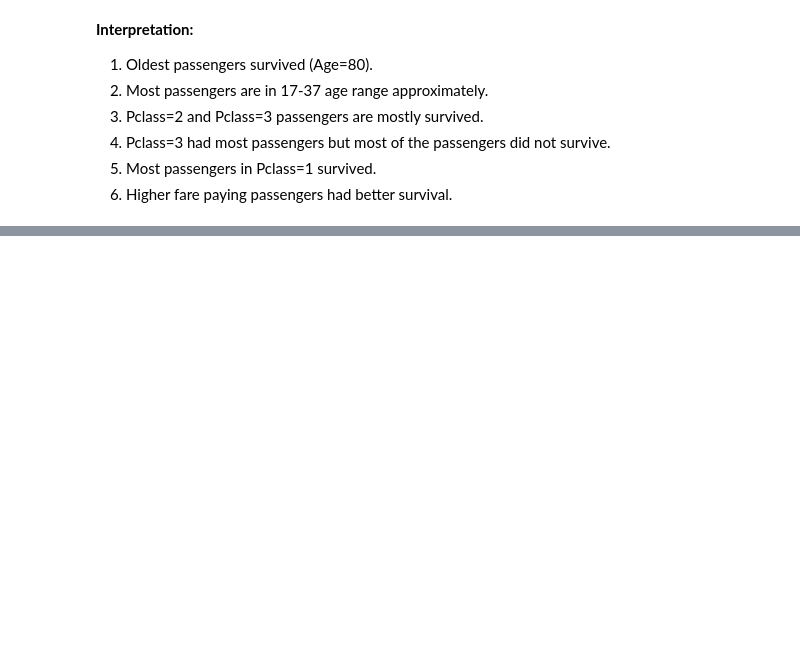
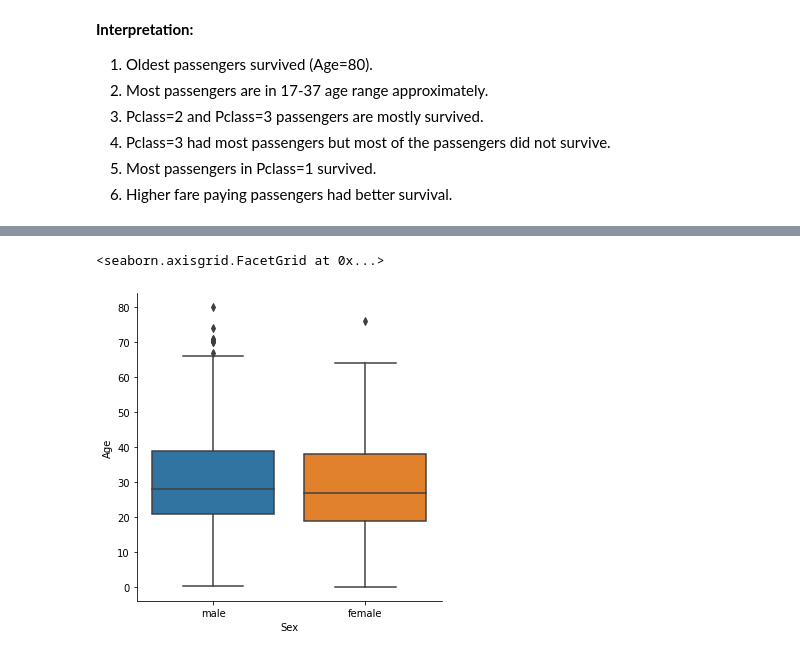
Before and after one commit to RAJ-DSML/Titanic-Disaster-Solution, a Jupyter notebook: titanic.ipynb, the cells around one changed output, grey strips where cells are left out. Cells and saved outputs as stored; diff of their text form; code cells hidden in the pictures; blank space fills up the shorter version.

```diff
--- a/titanic.ipynb
+++ b/titanic.ipynb
@@ -200,0 +193,7 @@ memory usage: 36.0+ KB
+# %%
+dataset =  pd.concat(objs=[df_train, df_test], axis=0).reset_index(drop=True)
+# %%
+sns.factorplot(y="Age", x="Sex", data=dataset, kind="box")
+# %% [output]
+<seaborn.axisgrid.FacetGrid at 0x...>
+[figure, added]
```
Also changed, not shown: parts of 33 cells of this notebook.
